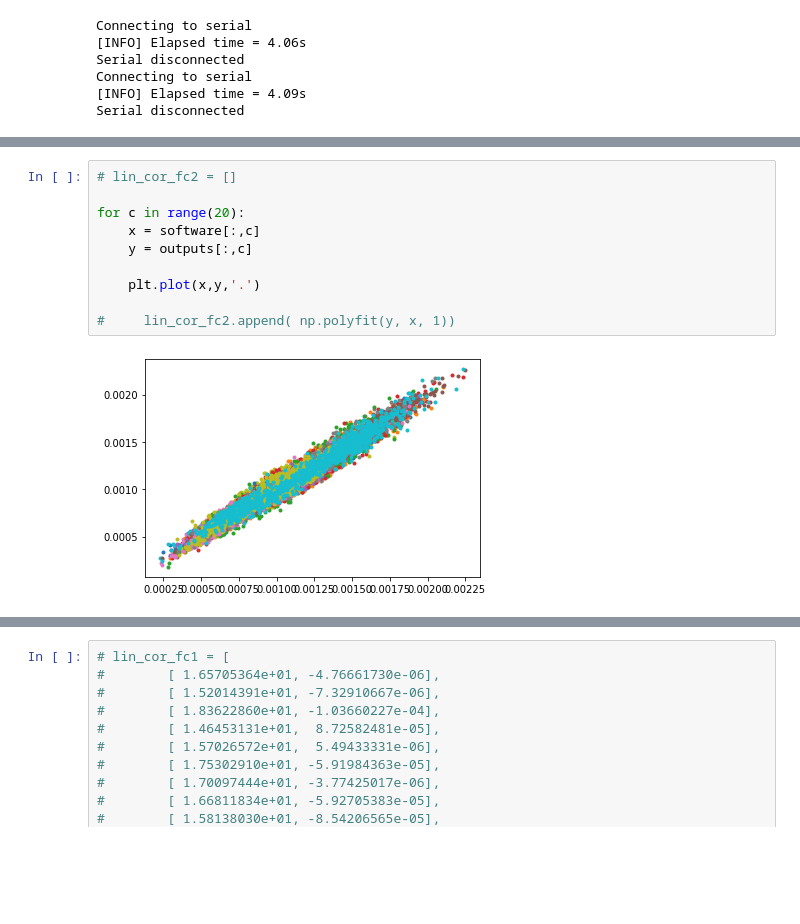
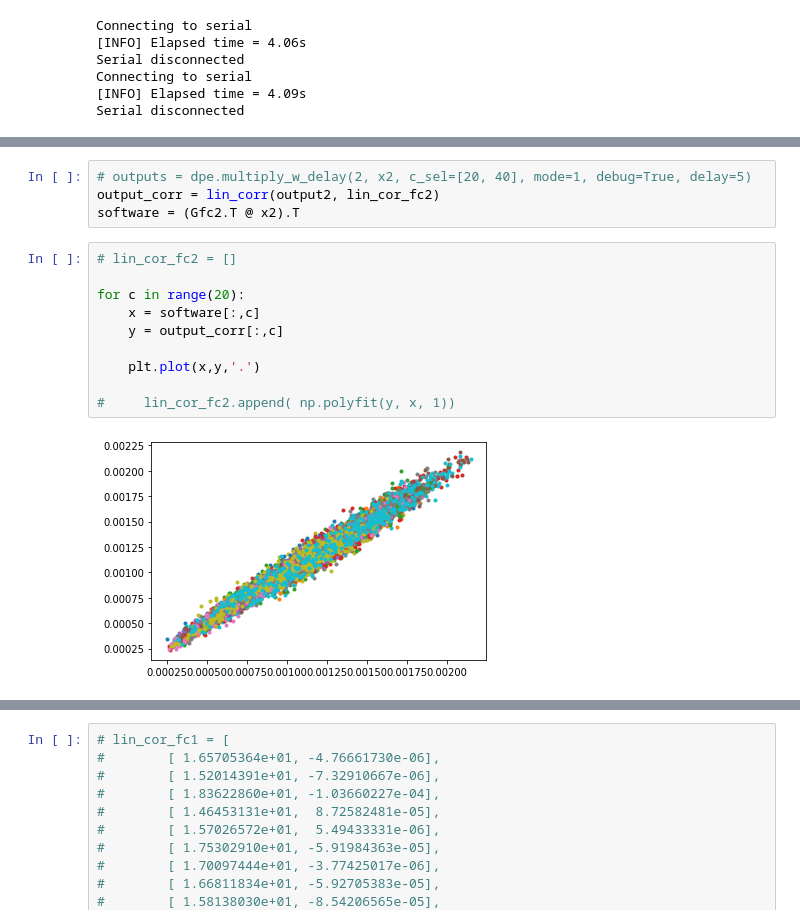
Before and after one commit to lican81/A0_DUT, a Jupyter notebook: testbench_wk5_4_unary.ipynb, the cells around one changed output, grey strips where cells are left out. Drawn from its saved outputs; the diff is of its cells as text; blank space fills up the shorter version.

```diff
--- a/testbench_wk5_4_unary.ipynb
+++ b/testbench_wk5_4_unary.ipynb
@@ -361,14 +368,18 @@ Connecting to serial
 Serial disconnected
+# %%
+# outputs = dpe.multiply_w_delay(2, x2, c_sel=[20, 40], mode=1, debug=True, delay=5)
+output_corr = lin_corr(output2, lin_cor_fc2)
+software = (Gfc2.T @ x2).T
 # %%
 # lin_cor_fc2 = []
 
 for c in range(20):
     x = software[:,c]
-    y = outputs[:,c]
+    y = output_corr[:,c]
 
     plt.plot(x,y,'.')
 
 #     lin_cor_fc2.append( np.polyfit(y, x, 1))
 # %% [output]
-[figure, old version]
+[figure, new version]
 # %%
```
Also changed, not shown: parts of 13 cells of this notebook, 3 other files.
